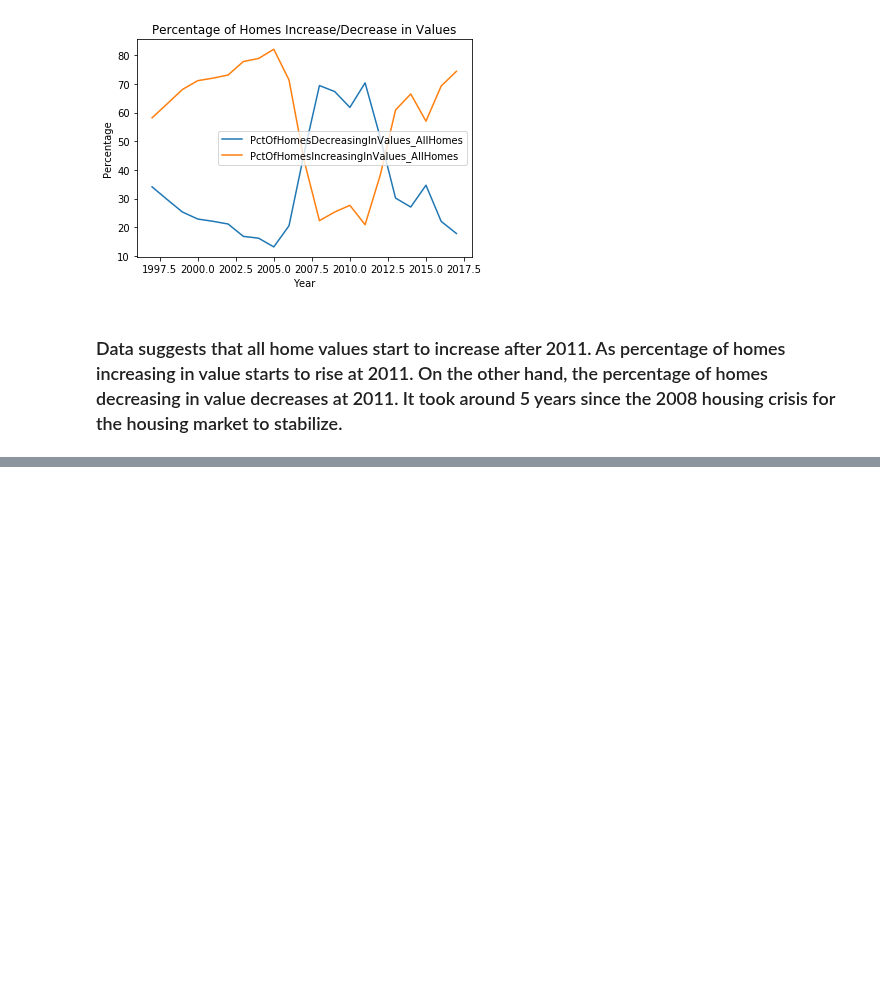
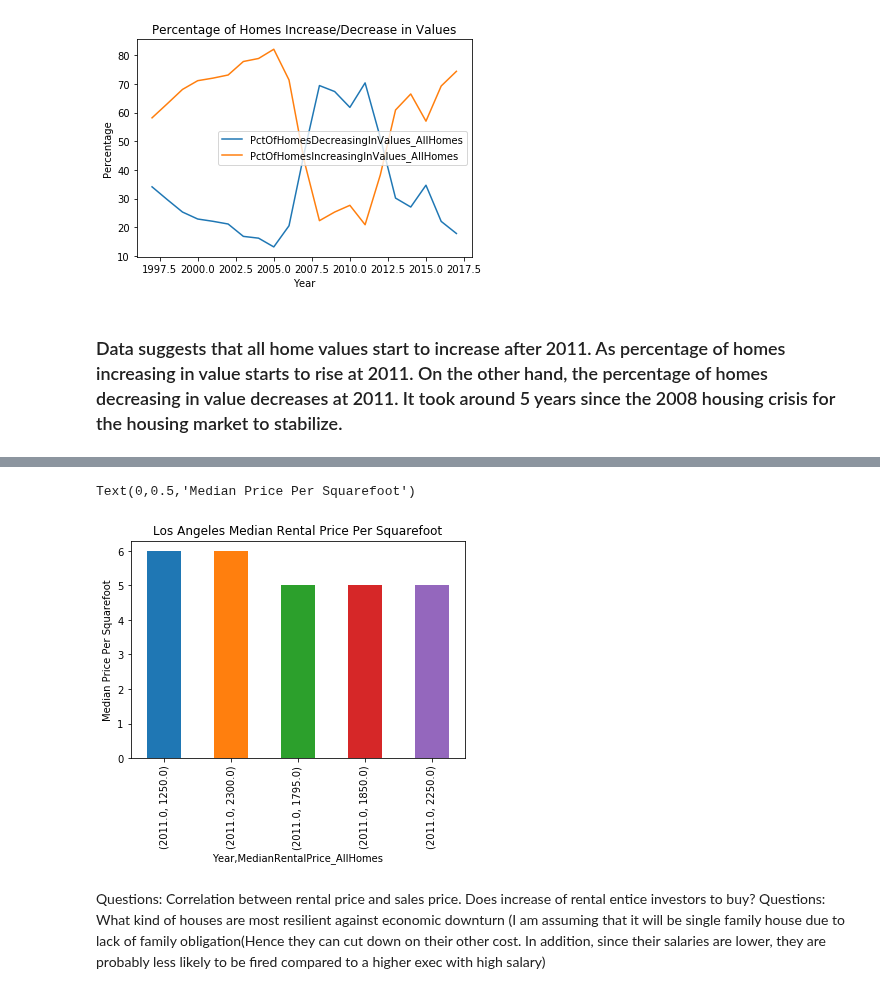
Before and after one commit to dannylo1992/zillow_data, a Jupyter notebook: zillow_housing_data.ipynb, the cells around one changed output, grey strips where cells are left out. Drawn from its saved outputs; the diff is of its cells as text; code cells hidden in the pictures; blank space fills up the shorter version.

```diff
--- a/zillow_housing_data.ipynb
+++ b/zillow_housing_data.ipynb
@@ -93,0 +147,13 @@ plt.show()
+# %%
+df_city_la_2017 = df_city_la[df_city_la['Year'] > 2010]
+
+df_city_la.groupby(df_city_la_2017['Year'])['MedianRentalPrice_AllHomes'].value_counts().head(5).plot(kind='bar')
+plt.title('Los Angeles Median Rental Price Per Squarefoot')
+plt.ylabel('Median Price Per Squarefoot')
+# %% [output]
+Text(0,0.5,'Median Price Per Squarefoot')
+[figure, added]
+# %% [markdown]
+Questions: Correlation between rental price and sales price. Does increase of rental entice investors to buy?
+Questions: What kind of houses are most resilient against economic downturn
+(I am assuming that it will be single family house due to lack of family obligation(Hence they can cut down on their other cost. In addition, since their salaries are lower, they are probably less likely to be fired compared to a higher exec with high salary)
```
Also changed, not shown: parts of 9 cells of this notebook.
